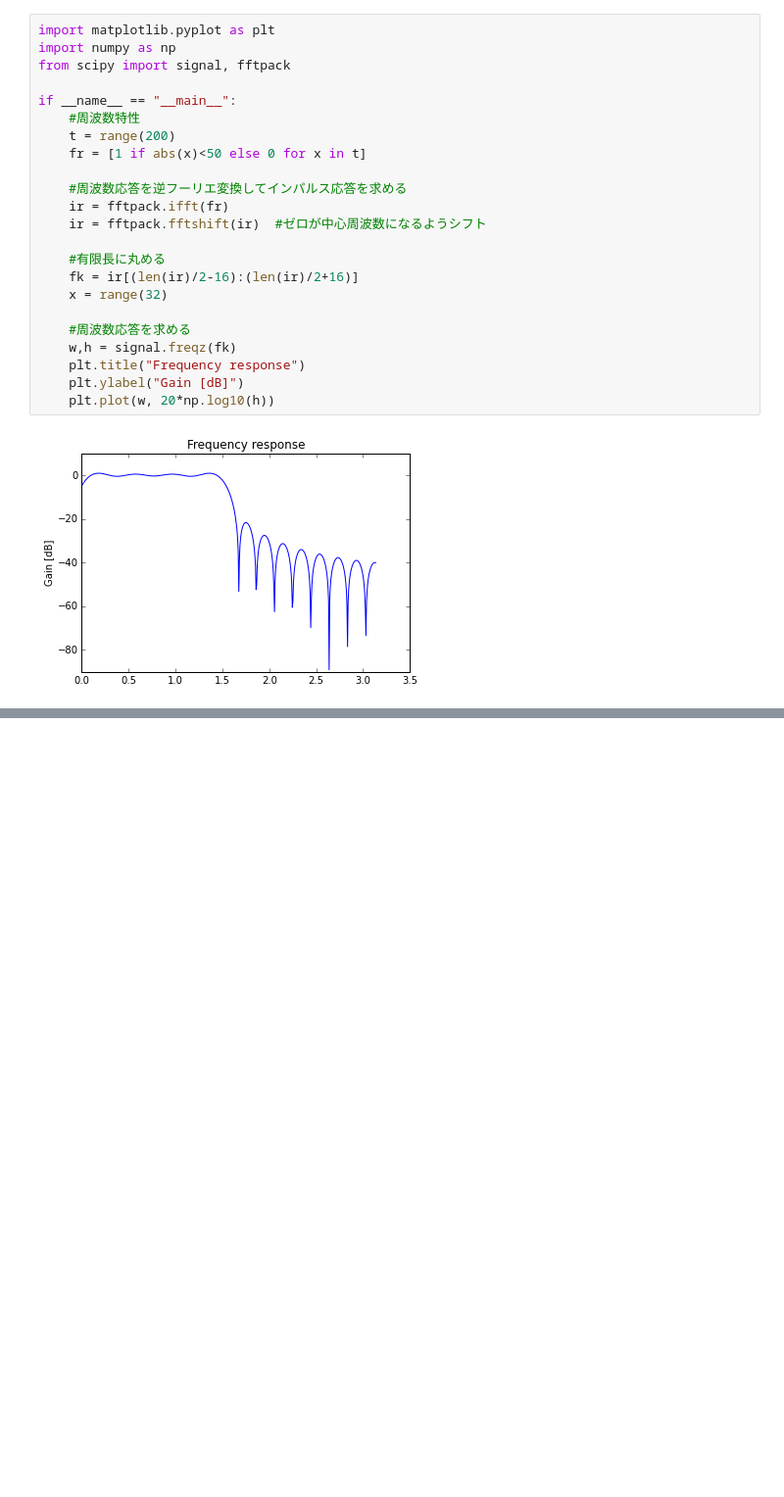
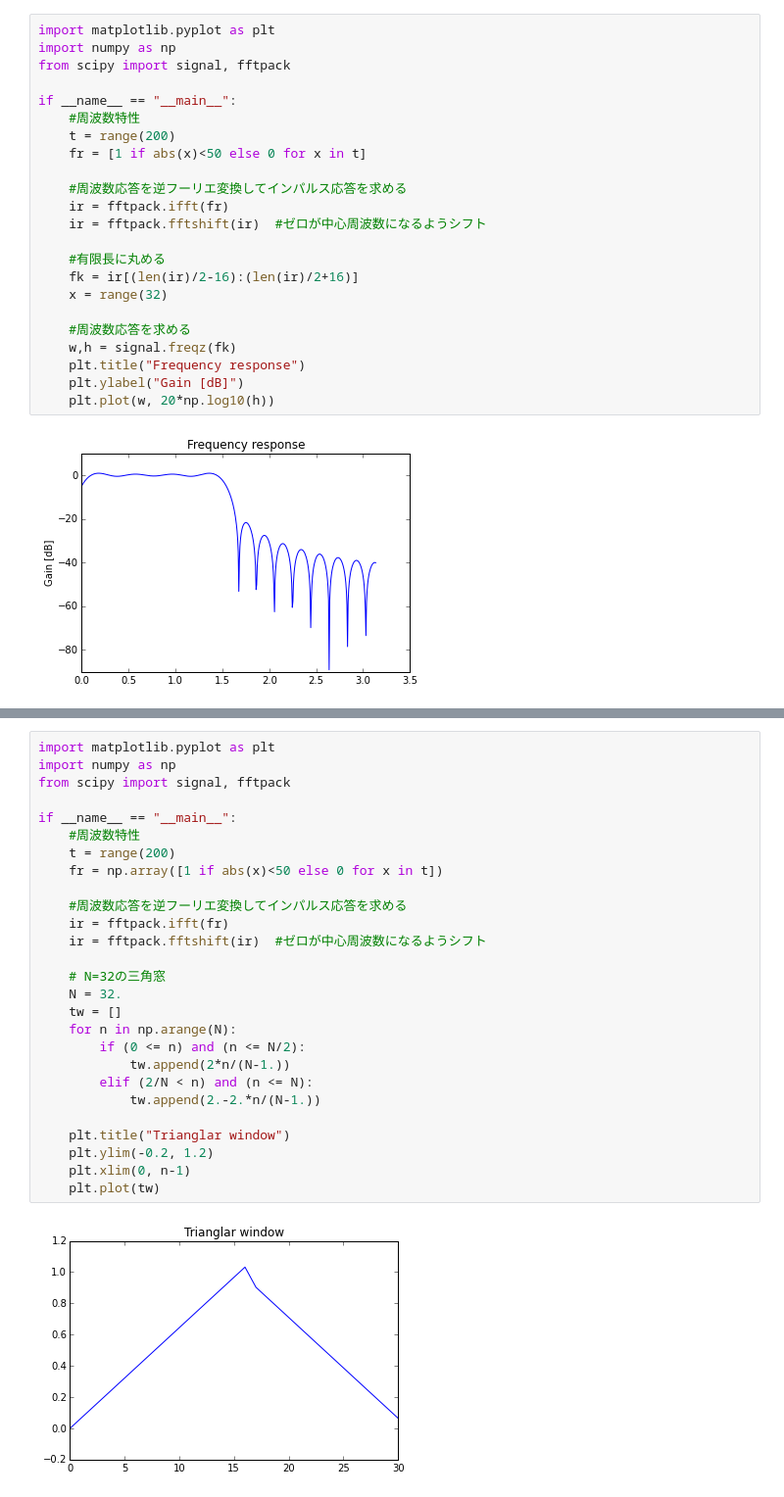
Before and after one commit to novoru/window_func, a Jupyter notebook: window_function.ipynb, the cells around one changed output, grey strips where cells are left out. Shown at 98% size. Cells and saved outputs as stored; diff of their text form; blank space fills up the shorter version.

```diff
--- a/window_function.ipynb
+++ b/window_function.ipynb
@@ -85,0 +130,29 @@ if __name__ == "__main__":
+# %%
+import matplotlib.pyplot as plt
+import numpy as np
+from scipy import signal, fftpack
+
+if __name__ == "__main__":
+    #周波数特性
+    t = range(200)
+    fr = np.array([1 if abs(x)<50 else 0 for x in t])
+
+    #周波数応答を逆フーリエ変換してインパルス応答を求める
+    ir = fftpack.ifft(fr)
+    ir = fftpack.fftshift(ir)  #ゼロが中心周波数になるようシフト
+
+    # N=32の三角窓
+    N = 32.
+    tw = []
+    for n in np.arange(N):
+        if (0 <= n) and (n <= N/2):
+            tw.append(2*n/(N-1.))
+        elif (2/N < n) and (n <= N):
+            tw.append(2.-2.*n/(N-1.))
+
+    plt.title("Trianglar window")
+    plt.ylim(-0.2, 1.2)
+    plt.xlim(0, n-1)
+    plt.plot(tw)
+# %% [output]
+[figure, added]
```
Also changed, not shown: parts of 10 cells of this notebook.
